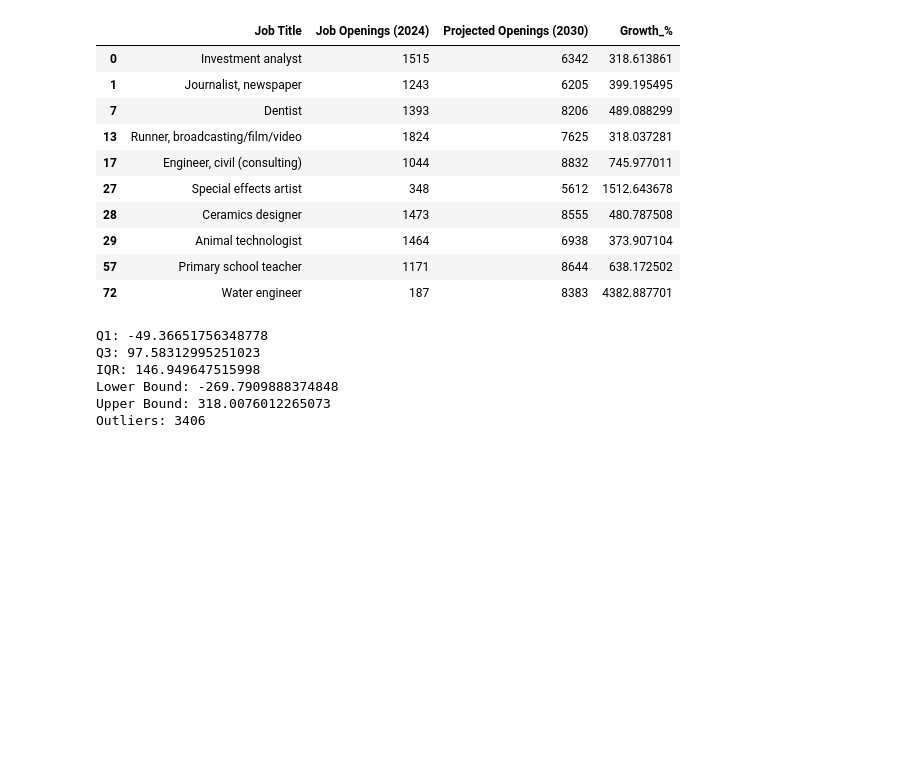
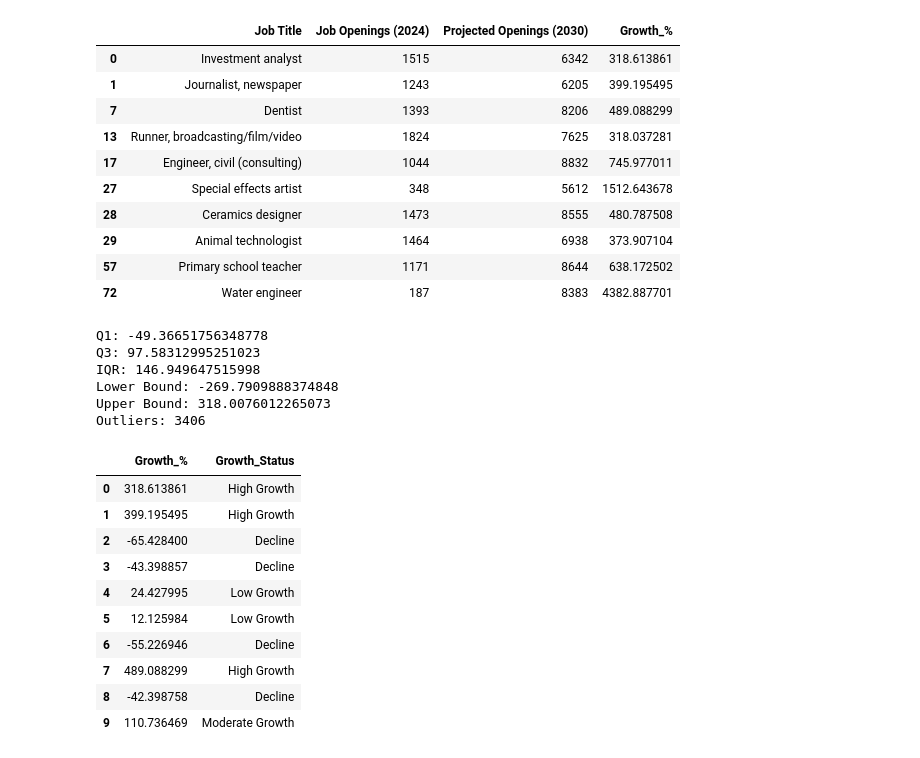
Before and after one commit to AJ0043/AI-Future-of-Jobs-Intelligence-Platform, a Jupyter notebook: AI_Adoption_&_Growth_Analysis.ipynb, the cells around one changed output. Cells and saved outputs as stored; diff of their text form; code cells hidden in the pictures; blank space fills up the shorter version.

```diff
--- a/AI_Adoption_&_Growth_Analysis.ipynb
+++ b/AI_Adoption_&_Growth_Analysis.ipynb
@@ -2823,0 +2838,16 @@ Outliers: 3406
+# %%
+Featuring[
+    ["Growth_%", "Growth_Status"]
+].head(10)
+# %% [output]
+|  | Growth_% | Growth_Status |
+| 0 | 318.613861 | High Growth |
+| 1 | 399.195495 | High Growth |
+| 2 | -65.428400 | Decline |
+| 3 | -43.398857 | Decline |
+| 4 | 24.427995 | Low Growth |
+| 5 | 12.125984 | Low Growth |
+| 6 | -55.226946 | Decline |
+| 7 | 489.088299 | High Growth |
+| 8 | -42.398758 | Decline |
+| 9 | 110.736469 | Moderate Growth |
```
Also changed, not shown: parts of 29 cells of this notebook.
